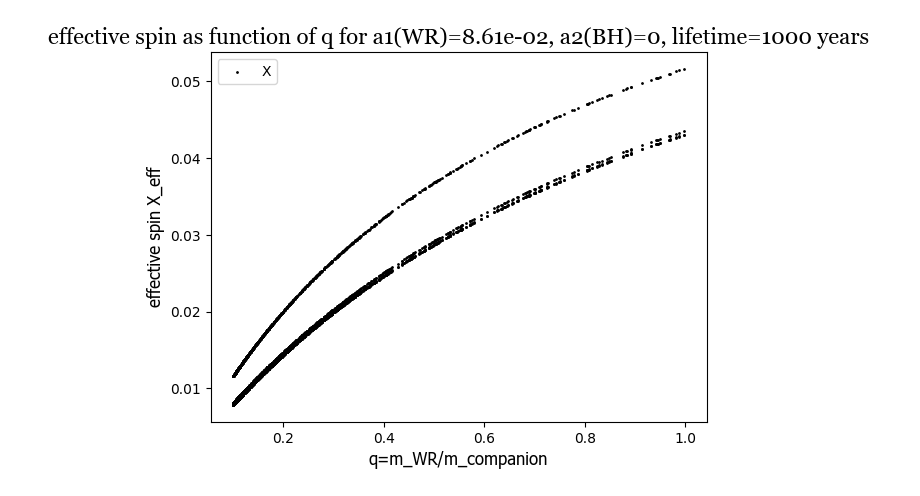
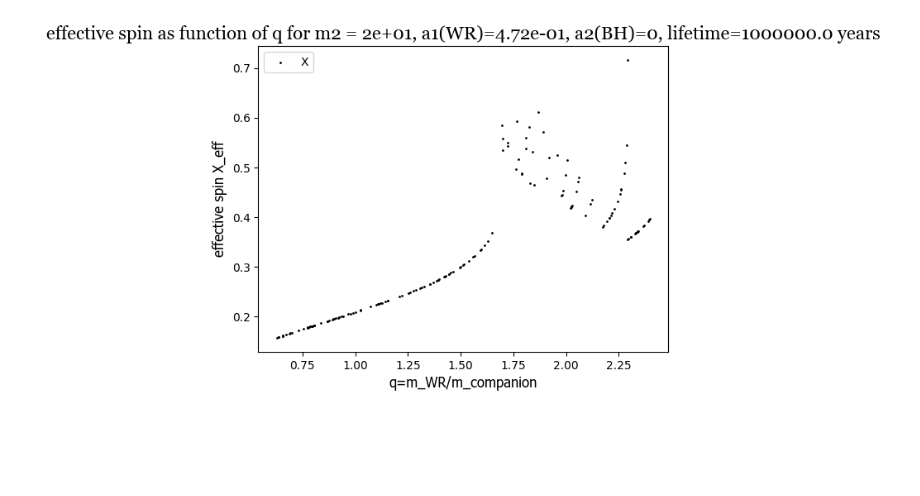
Before and after one commit to Nyaa394/Tidal-Spin-Up-in-Wolf-Rayet-Stars, a Jupyter notebook: main_worksheet_merging_BH_binary.ipynb, the cells around one changed output. Drawn from its saved outputs; the diff is of its cells as text; code cells hidden in the pictures; blank space fills up the shorter version.

Commit message:
Changed timescale to initial timescale in 2 more files

```diff
--- a/main_worksheet_merging_BH_binary.ipynb
+++ b/main_worksheet_merging_BH_binary.ipynb
@@ -14,77 +14,78 @@ c = 299792458.0  # m/s
 # [random.uniform(10*Msolar, 100*Msolar) for _ in range(10)]
 
 
-for lifetime in [1000, 10000]:
-    for a2 in [0, 0.1]:
+for lifetime in [1000, 10000, 1e5, 1e6]:
+    for a2 in [0, 0.1]:  # random spin for BH
 
-        q_values = []
-        X_eff_values = []
-
-        for m1 in [20*Msolar]:
-            for m2 in [random.uniform(20*Msolar, 200*Msolar) for _ in range(1000)]:
+        for m2 in [random.uniform(10*Msolar, 200*Msolar) for _ in range(100)]:
+            q_values = []
+            X_eff_values = []
+            for m1 in [random.uniform(10*Msolar, 200*Msolar) for _ in range(1000)]:
                 for rg2 in [0.1]:
                     for k in [0.001]:
-                        for Q in [1e4]:
+                        for Q in [1e4, 1e5, 1e6, 1e7]:
                             q = m1/m2
 
                             RWR1 = fct.radius_from_mass(
                                 m1/Msolar)  # in solar radii
                             R1 = RWR1*Rsolar  # in m
 
                             a_max = fct.max_separation(1.36e10, m1, m2)  # in m
                             a_min = fct.min_separation(
                                 q, RWR1)  # in solar radii
                             a_min_si = a_min*Rsolar  # in m
 
                             fmax = fct.gw_frequency(a_max, m1, m2)
                             fmin = fct.gw_frequency(a_min_si, m1, m2)
 
                             T_TF_max = fct.tidal_friction_timescale(
                                 m1, m2, Q, k, a_max, RWR1, fmax)
                             T_TF_min = fct.tidal_friction_timescale(
                                 m1, m2, Q, k, a_min_si, RWR1, fmin)
 
                             tfinal = lifetime*365.25*24*3600  # time in s
 
                             # checking timescales compared to lifetime, timescale has to be shorter for tides to have time to act
-
-                            T_TF = fct.tidal_friction_timescale(
-                                m1, m2, Q, k, a_min_si, RWR1, fmin)/(3600*24*365.25)
-                            # if T_TF <= lifetime:
-                            K1 = (18*k/Q)*(m2*(np.pi**(13/3))*(R1**5)) / \
-                                ((G**(5/3))*m1*rg2*(m1+m2)**(5/3))
-                            K2 = (3*k/Q)*((m2**2)*(np.pi**3)*(R1**3)) / \
-                                (G*m1*rg2*(m1+m2)**2)
-
-                            def dfdt(f, Omega):
-                                return K1*(f**(13/3))*(f/2-Omega)
-
-                            def dOmegadt(f, Omega):
-                                return K2*(f**3)*(f/2-Omega)
-
-                            # if i had a0 as a value and not in terms of a_min_si it would be better bc i could use plot2d instead of scatter2d
-
                             for a0 in [2*a_min_si, 3*a_min_si, 4*a_min_si, 5*a_min_si]:
                                 f0 = fct.gw_frequency(a0, m1, m2)
-                                for Omega0 in [1e-5]:
-                                    sols = odes.solve_Radau(
-                                        dxdt=dfdt, dydt=dOmegadt, x0=f0, y0=Omega0, t0=0, tfinal=tfinal, x_scale=1, y_scale=1, t_scale=1)
+                                T_TF = fct.tidal_friction_timescale(
+                                    m1, m2, Q, k, a0, RWR1, f0)/(3600*24*365.25)
+                                if T_TF <= lifetime:
 
-                                    t = sols[0]/(3600*24*365.25)  # in years
-                                    f = sols[1]  # in Hz
-                                    Omega = sols[2]  # in Hz
+                                    K1 = (18*k/Q)*(m2*(np.pi**(13/3))*(R1**5)) / \
+                                        ((G**(5/3))*m1*rg2*(m1+m2)**(5/3))
+                                    K2 = (3*k/Q)*((m2**2)*(np.pi**3)*(R1**3)) / \
+                                        (G*m1*rg2*(m1+m2)**2)
 
-                                    J = rg2*m1*(R1**2)*Omega[-1]
-                                    a_spin = c*J/(G*m1*m1)
-                                    a1 = a_spin
+                                    def dfdt(f, Omega):
+                                        return K1*(f**(13/3))*(f/2-Omega)
 
-                                    X_eff = fct.effective_spin(q, a1, a2)
+                                    def dOmegadt(f, Omega):
+                                        return K2*(f**3)*(f/2-Omega)
 
-                                    X_eff_values.append(X_eff)
-                                    q_values.append(q)
+                                    # if i had a0 as a value and not in terms of a_min_si it would be better bc i could use plot2d instead of scatter2d
 
-        # plot X_eff vs q
-        p.scatter2d(q_values, X_eff_values, xlabel='q=m_WR/m_companion', ylabel='effective spin X_eff',
-                    title=f'effective spin as function of q for a1(WR)={format(a1, '.2e')}, a2(BH)={a2}, lifetime={lifetime} years', legend='X_eff(q)', colour='black', size=1, axis_font='Tahoma', axis_size=12, title_font='Georgia', title_size=16, legend_size=10)
+                                    for Omega0 in [1e-5]:
+                                        sols = odes.solve_Radau(
+                                            dxdt=dfdt, dydt=dOmegadt, x0=f0, y0=Omega0, t0=0, tfinal=tfinal, x_scale=1, y_scale=1, t_scale=1)
+
+                                        # in years
+                                        t = sols[0]/(3600*24*365.25)
+                                        f = sols[1]  # in Hz
+                                        Omega = sols[2]  # in Hz
+
+                                        J = rg2*m1*(R1**2)*Omega[-1]
+                                        a_spin = c*J/(G*m1*m1)
+                                        a1 = a_spin
+
+                                        X_eff = fct.effective_spin(q, a1, a2)
+
+                                        X_eff_values.append(X_eff)
+                                        q_values.append(q)
+
+            if q_values != [] and X_eff_values != []:
+                # plot X_eff vs q
+                p.scatter2d(q_values, X_eff_values, xlabel='q=m_WR/m_companion', ylabel='effective spin X_eff',
+                            title=f'effective spin as function of q for m2 = {format(m2/Msolar, '.0e')}, a1(WR)={format(a1, '.2e')}, a2(BH)={a2}, lifetime={lifetime} years', legend='X_eff(q)', colour='black', size=1, axis_font='Tahoma', axis_size=12, title_font='Georgia', title_size=16, legend_size=10)
 # %% [output]
-[figure, old version]
+[figure, new version]
```
Also changed, not shown: parts of 2 cells of this notebook, 1 other file.
